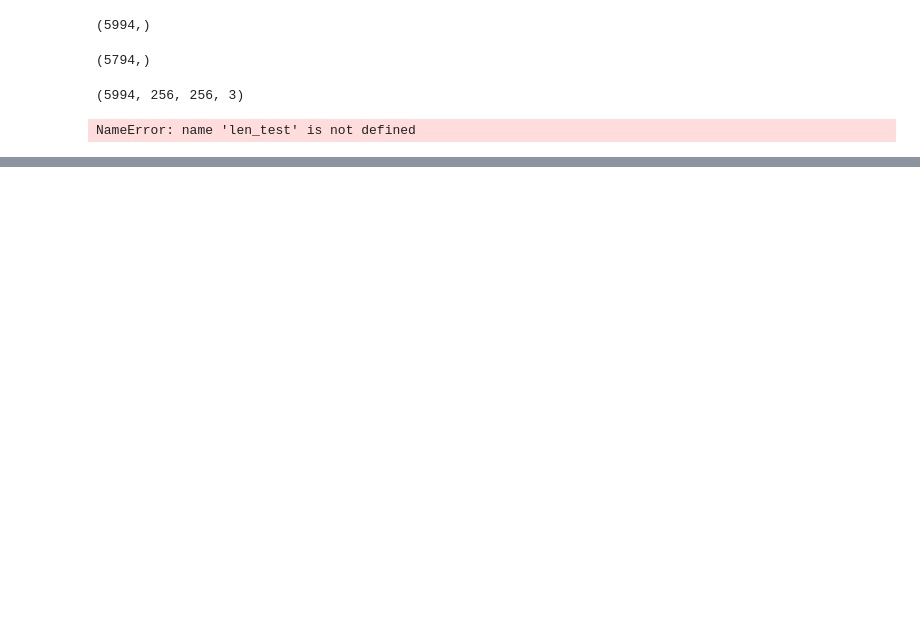
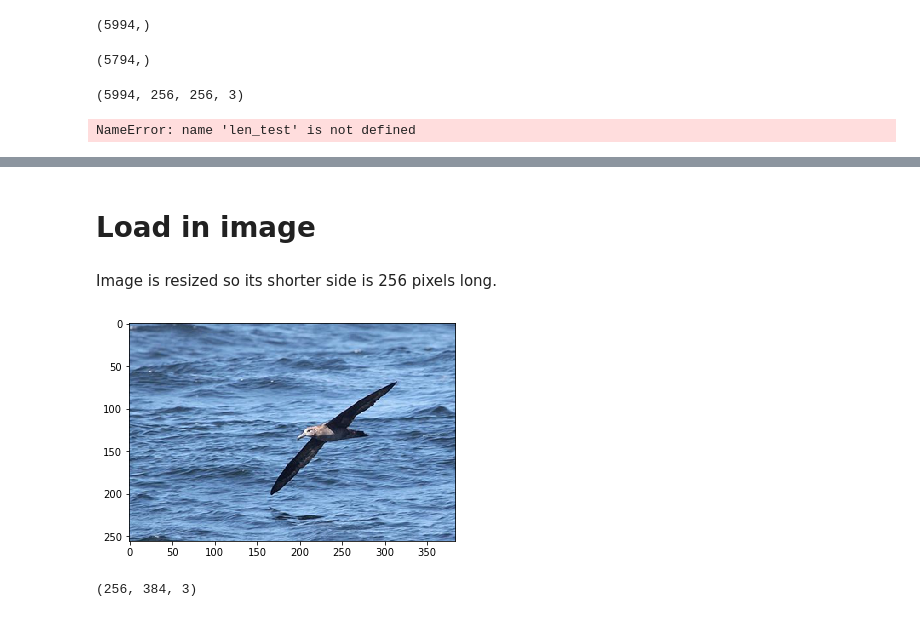
Before and after one commit to markus93/NN_calibration, a Jupyter notebook: scripts/resnet_birds_cars/Load Data - Birds.ipynb, the cells around one changed output, grey strips where cells are left out. Saved outputs shown, nothing was run; the diff lists cells and outputs as text; code cells hidden in the pictures; blank space fills up the shorter version.

```diff
--- a/scripts/resnet_birds_cars/Load Data - Birds.ipynb
+++ b/scripts/resnet_birds_cars/Load Data - Birds.ipynb
@@ -6,10 +6,10 @@ from os import listdir
 from os.path import isfile, join
 from PIL import Image
 # %%
-labels_path = '../data/data_birds/CUB_200_2011/image_class_labels.txt'
-train_test_split_path = '../data/data_birds/CUB_200_2011/train_test_split.txt'
+labels_path = '../../data/data_birds/CUB_200_2011/image_class_labels.txt'
+train_test_split_path = '../../data/data_birds/CUB_200_2011/train_test_split.txt'
 
-data_path = '../data/data_birds/CUB_200_2011/images/'
+data_path = '../../data/data_birds/CUB_200_2011/images/'
 # %% [markdown]
 ### Get test and train labels
 # %%
@@ -163,0 +199,23 @@ import numpy as np
+# %% [markdown]
+# Load in image
+# %% [markdown]
+Image is resized so its shorter side is 256 pixels long.
+# %%
+im = Image.open(imgs[20])
+new_size = 256
+if im.size[0] < im.size[1]:
+    size_perc = new_size/im.size[0]
+else:
+    size_perc = new_size/im.size[1]
+
+im = im.resize((int(round(im.size[0]*size_perc, 0)), int(round(im.size[1]*size_perc, 0))), Image.ANTIALIAS)
+rgb_im = im.convert('RGB')  # Some imageses are in Grayscale
+rgb_im = np.array(rgb_im)
+#size = (256, 256)
+
+plt.imshow(rgb_im)
+plt.show()
+print(rgb_im.shape)
+# %% [output]
+[figure, added]
+(256, 384, 3)
```
Also changed, not shown: parts of 25 cells of this notebook, 4 other files.
